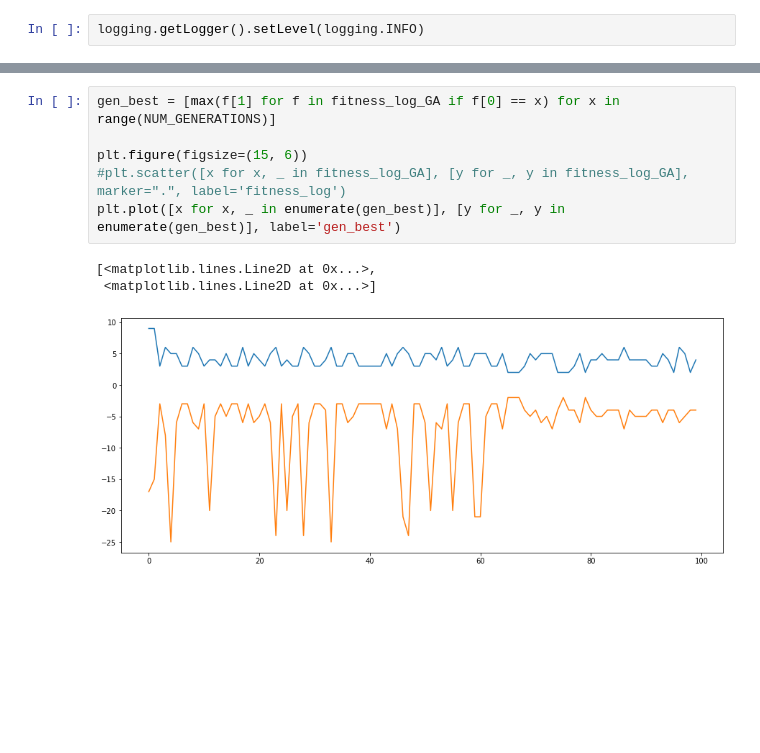
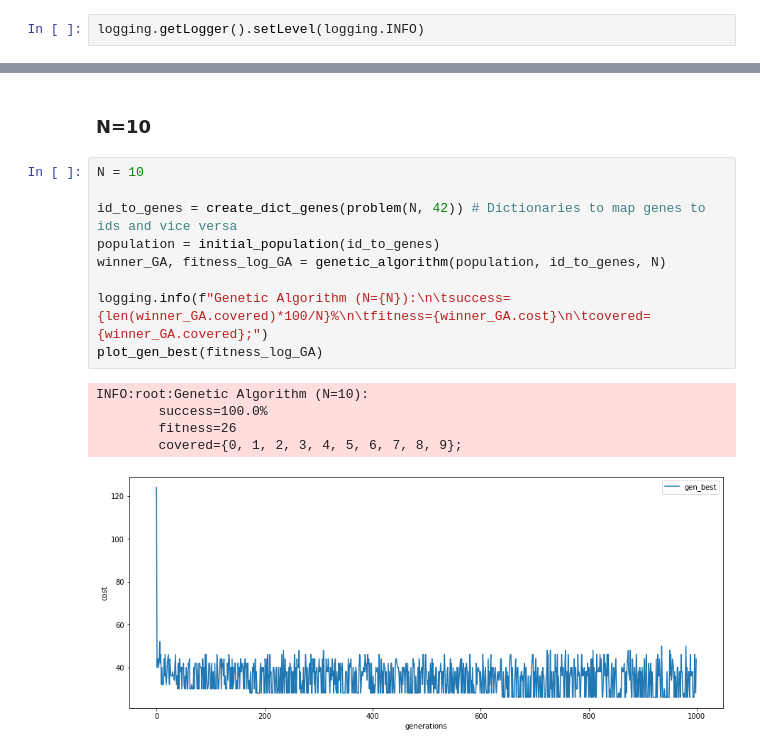
Before and after one commit to LuigiFederico/Computational-Intelligence, a Jupyter notebook: lab2/lab2.ipynb, the cells around one changed output, grey strips where cells are left out. Drawn from its saved outputs; the diff is of its cells as text; blank space fills up the shorter version.

```diff
--- a/lab2/lab2.ipynb
+++ b/lab2/lab2.ipynb
@@ -85,10 +96,17 @@ INFO:root:Genetic Algorithm:
-# %%
-gen_best = [max(f[1] for f in fitness_log_GA if f[0] == x) for x in range(NUM_GENERATIONS)]
-
-plt.figure(figsize=(15, 6))
-#plt.scatter([x for x, _ in fitness_log_GA], [y for _, y in fitness_log_GA], marker=".", label='fitness_log')
-plt.plot([x for x, _ in enumerate(gen_best)], [y for _, y in enumerate(gen_best)], label='gen_best')
-# %% [output]
-[<matplotlib.lines.Line2D at 0x...>,
- <matplotlib.lines.Line2D at 0x...>]
-[figure, removed]
+# %% [markdown]
+### N=10
+# %%
+N = 10
+
+id_to_genes = create_dict_genes(problem(N, 42)) # Dictionaries to map genes to ids and vice versa
+population = initial_population(id_to_genes)
+winner_GA, fitness_log_GA = genetic_algorithm(population, id_to_genes, N)
+
+logging.info(f"Genetic Algorithm (N={N}):\n\tsuccess={len(winner_GA.covered)*100/N}%\n\tfitness={winner_GA.cost}\n\tcovered={winner_GA.covered};")
+plot_gen_best(fitness_log_GA)
+# %% [output]
+INFO:root:Genetic Algorithm (N=10):
+        success=100.0%
+        fitness=26
+        covered={0, 1, 2, 3, 4, 5, 6, 7, 8, 9};
+[figure, added]
```
Also changed, not shown: parts of 17 cells of this notebook, 3 other files.
